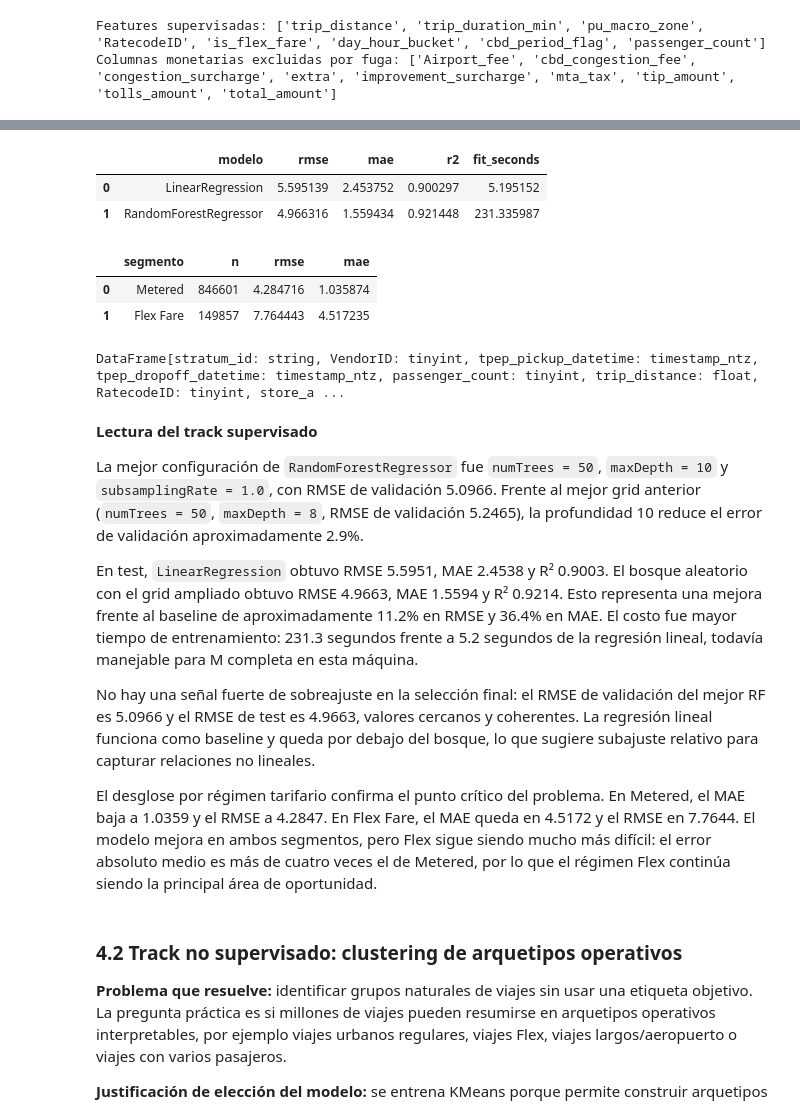
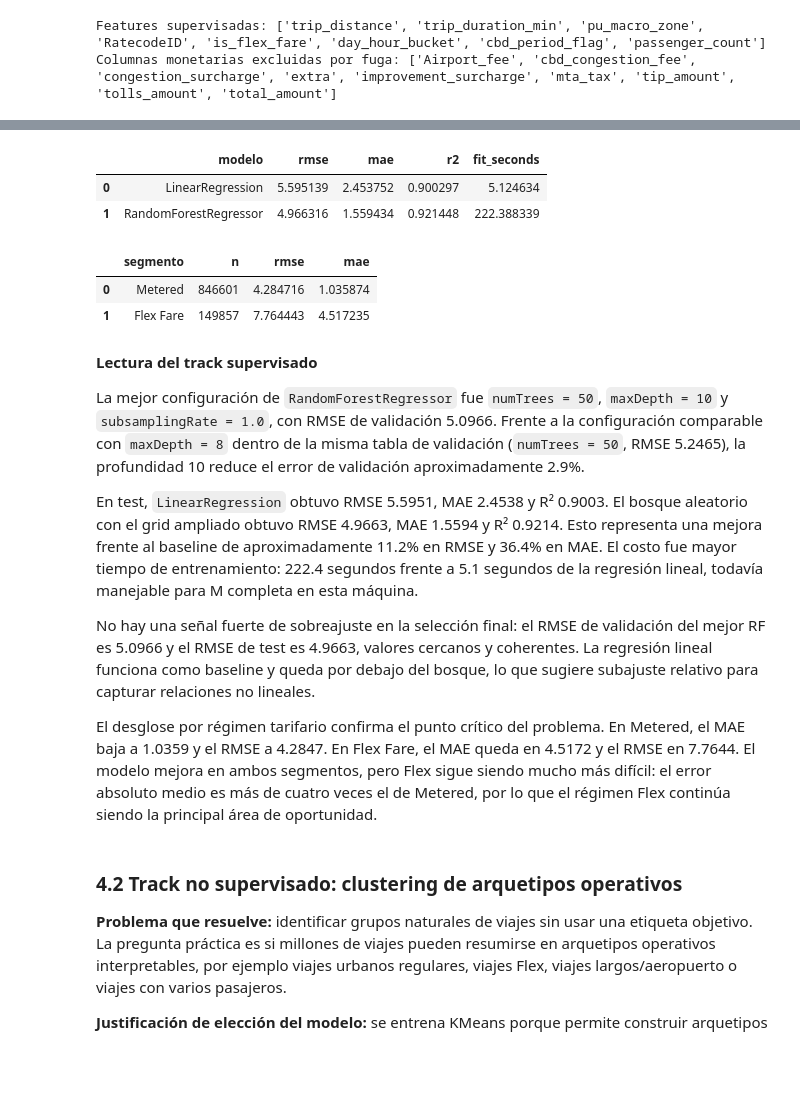
Before and after one commit to jjmonsalveg/big-data-mna, a Jupyter notebook: proyecto/etapa3/Etapa_3 Equipo#12.ipynb, the cells around one changed output, grey strips where cells are left out. Cells and saved outputs as stored; diff of their text form; code cells hidden in the pictures; blank space fills up the shorter version.

```diff
--- a/proyecto/etapa3/Etapa_3 Equipo#12.ipynb
+++ b/proyecto/etapa3/Etapa_3 Equipo#12.ipynb
@@ -835,38 +837,37 @@ print(metrics_rf)
 # %%
 supervised_results_pdf = pd.DataFrame([metrics_lr, metrics_rf])
 display(supervised_results_pdf)
 
 segment_rows = []
 for segment_name, segment_value in [("Metered", 0), ("Flex Fare", 1)]:
     segment_pred = pred_rf.filter(F.col("is_flex_fare") == segment_value).cache()
     segment_n = segment_pred.count()
     segment_rows.append({
         "segmento": segment_name,
         "n": segment_n,
         "rmse": ev_rmse.evaluate(segment_pred),
         "mae": ev_mae.evaluate(segment_pred),
     })
     segment_pred.unpersist()
 
 rf_segment_results_pdf = pd.DataFrame(segment_rows)
 display(rf_segment_results_pdf)
 
-pred_lr.unpersist()
-pred_rf.unpersist()
+_ = pred_lr.unpersist()
+_ = pred_rf.unpersist()
 # %% [output]
 |  | modelo | rmse | mae | r2 | fit_seconds |
-| 0 | LinearRegression | 5.595139 | 2.453752 | 0.900297 | 5.195152 |
-| 1 | RandomForestRegressor | 4.966316 | 1.559434 | 0.921448 | 231.335987 |
+| 0 | LinearRegression | 5.595139 | 2.453752 | 0.900297 | 5.124634 |
+| 1 | RandomForestRegressor | 4.966316 | 1.559434 | 0.921448 | 222.388339 |
 |  | segmento | n | rmse | mae |
 | 0 | Metered | 846601 | 4.284716 | 1.035874 |
 | 1 | Flex Fare | 149857 | 7.764443 | 4.517235 |
-DataFrame[stratum_id: string, VendorID: tinyint, tpep_pickup_datetime: timestamp_ntz, tpep_dropoff_datetime: timestamp_ntz, passenger_count: tinyint, trip_distance: float, RatecodeID: tinyint, store_a ...
 # %% [markdown]
 **Lectura del track supervisado**
 
-La mejor configuración de `RandomForestRegressor` fue `numTrees = 50`, `maxDepth = 10` y `subsamplingRate = 1.0`, con RMSE de validación 5.0966. Frente al mejor grid anterior (`numTrees = 50`, `maxDepth = 8`, RMSE de validación 5.2465), la profundidad 10 reduce el error de validación aproximadamente 2.9%.
+La mejor configuración de `RandomForestRegressor` fue `numTrees = 50`, `maxDepth = 10` y `subsamplingRate = 1.0`, con RMSE de validación 5.0966. Frente a la configuración comparable con `maxDepth = 8` dentro de la misma tabla de validación (`numTrees = 50`, RMSE 5.2465), la profundidad 10 reduce el error de validación aproximadamente 2.9%.
 
-En test, `LinearRegression` obtuvo RMSE 5.5951, MAE 2.4538 y R² 0.9003. El bosque aleatorio con el grid ampliado obtuvo RMSE 4.9663, MAE 1.5594 y R² 0.9214. Esto representa una mejora frente al baseline de aproximadamente 11.2% en RMSE y 36.4% en MAE. El costo fue mayor tiempo de entrenamiento: 231.3 segundos frente a 5.2 segundos de la regresión lineal, todavía manejable para M completa en esta máquina.
+En test, `LinearRegression` obtuvo RMSE 5.5951, MAE 2.4538 y R² 0.9003. El bosque aleatorio con el grid ampliado obtuvo RMSE 4.9663, MAE 1.5594 y R² 0.9214. Esto representa una mejora frente al baseline de aproximadamente 11.2% en RMSE y 36.4% en MAE. El costo fue mayor tiempo de entrenamiento: 222.4 segundos frente a 5.1 segundos de la regresión lineal, todavía manejable para M completa en esta máquina.
 
 No hay una señal fuerte de sobreajuste en la selección final: el RMSE de validación del mejor RF es 5.0966 y el RMSE de test es 4.9663, valores cercanos y coherentes. La regresión lineal funciona como baseline y queda por debajo del bosque, lo que sugiere subajuste relativo para capturar relaciones no lineales.
 
```
Also changed, not shown: parts of 12 cells of this notebook.
